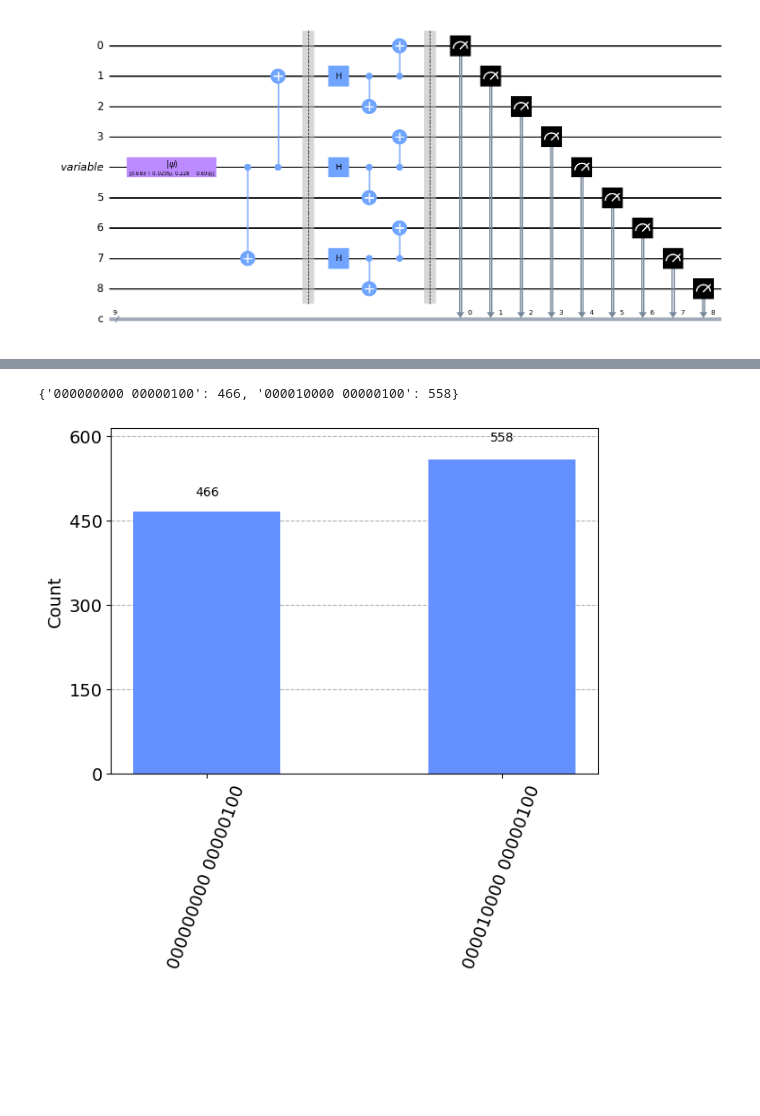
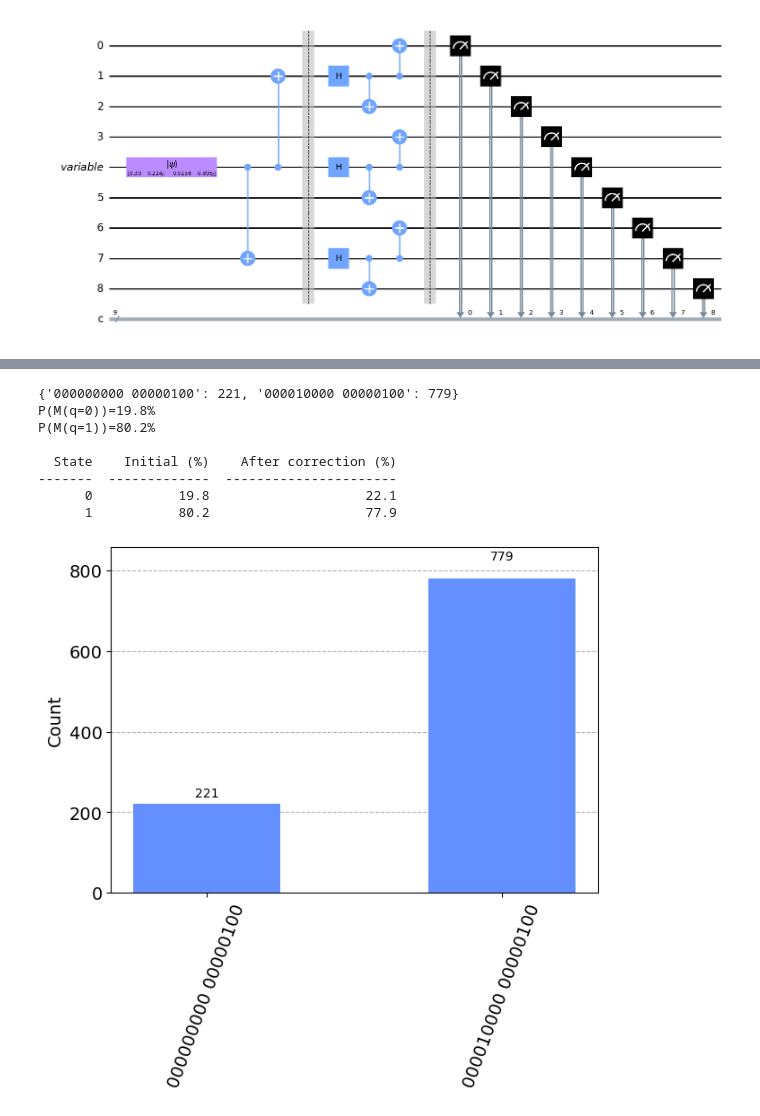
Before and after one commit to TomViiv/QuantumSummerSchool, a Jupyter notebook: ErrorCorrection.ipynb, the cells around one changed output, grey strips where cells are left out. Cells and saved outputs as stored; diff of their text form; code cells hidden in the pictures; blank space fills up the shorter version.

```diff
--- a/ErrorCorrection.ipynb
+++ b/ErrorCorrection.ipynb
@@ -25,0 +28,6 @@ $$(0.6831786595 + 0.0294673635 i) |0\rangle+(0.2276810369 - 0.6932243065 i) |1\r
+# %%
+print("Is random_vector normalized ? "+ str(random_vector.is_valid()))
+p_0 = round(random_vector.probabilities()[0]*100,2)
+p_1 = round(random_vector.probabilities()[1]*100,2)
+print("P(M(q=0))="+str(p_0)+"%")
+print("P(M(q=1))="+str(p_1)+"%")
@@ -209,20 +237,38 @@ It was a X error.
 [figure]
-# %%
-# First we have to transpile the quantum circuit
-# to the low-level QASM instructions used by the
-# backend
-qc_compiled = transpile(circ, backend)
-
-# Execute the circuit on the qasm simulator.
-# We've set the number of repeats of the circuit
-# to be 1024, which is the default.
-job_sim = backend.run(qc_compiled, shots=1024)
-
-# Grab the results from the job.
-result_sim = job_sim.result()
-counts = result_sim.get_counts(qc_compiled)
-print(counts)
-plot_histogram(counts)
-# %% [output]
-{'000000000 00000100': 466, '000010000 00000100': 558}
-[figure, removed]
+# %%
+# Let's verify if we applied a good correction. In fact, if probabilities of our qubit 4 are the same as calculated in theory.
+qc_compiled = transpile(circ, backend)
+# Let's run 1000 shots
+shots = 1000
+job_sim = backend.run(qc_compiled, shots=shots)
+result_sim = job_sim.result()
+counts = result_sim.get_counts(qc_compiled)
+print(counts)
+
+import re
+for e in counts.keys():
+    x = re.match("^000000000", e)
+    if(x):
+        corrected_p_0 = round(counts[e]*100/shots,2)
+    else:
+        corrected_p_1 = round(counts[e]*100/shots,2)
+
+print("P(M(q=0))="+str(p_0)+"%")
+print("P(M(q=1))="+str(p_1)+"%")
+
+print("")
+from tabulate import tabulate
+data = [[0, p_0, corrected_p_0],
+[1, p_1, corrected_p_1]]
+print(tabulate(data, headers=["State", "Initial (%)", "After correction (%)"]))
+plot_histogram(counts)
+# %% [output]
+{'000000000 00000100': 221, '000010000 00000100': 779}
+P(M(q=0))=19.8%
+P(M(q=1))=80.2%
+
+  State    Initial (%)    After correction (%)
+-------  -------------  ----------------------
+      0           19.8                    22.1
+      1           80.2                    77.9
+[figure, added]
```
Also changed, not shown: parts of 12 cells of this notebook.
